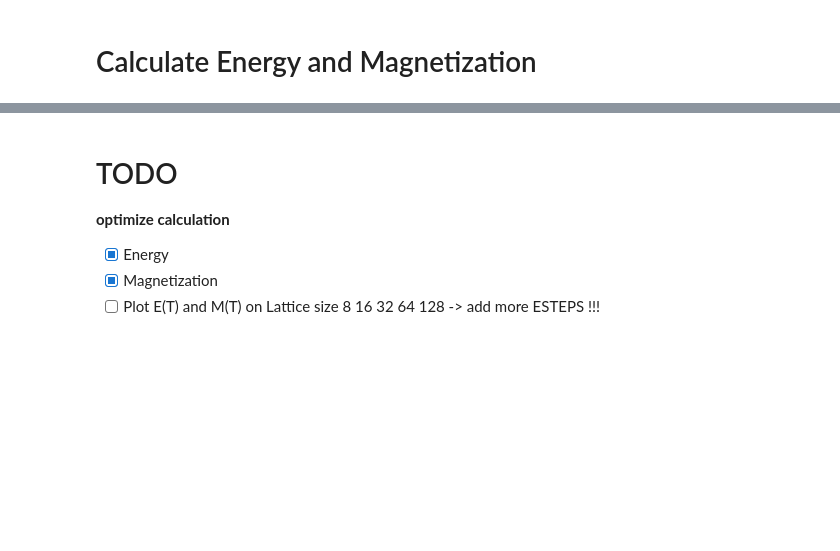
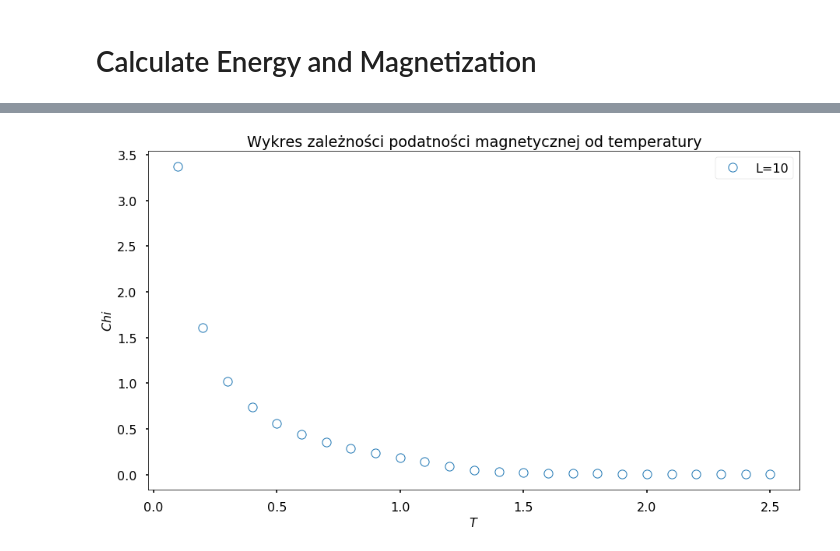
Before and after one commit to robertjankowski/XYmodel, a Jupyter notebook: plotting/XY_withCython.ipynb, the cells around one changed output, grey strips where cells are left out. Saved outputs shown, nothing was run; the diff lists cells and outputs as text; code cells hidden in the pictures; blank space fills up the shorter version.

```diff
--- a/plotting/XY_withCython.ipynb
+++ b/plotting/XY_withCython.ipynb
@@ -323,7 +356,15 @@ plt.show()
-# %% [markdown]
-# TODO
-
-**optimize calculation**
-- [x] Energy
-- [x] Magnetization
-- [ ] Plot E(T) and M(T) on Lattice size 8 16 32 64 128 -> add more ESTEPS !!!
+# %%
+plt.figure(figsize=(15, 8))
+plt.plot(T_range, M_sus_10, 'o', label='L=10',  markerfacecolor='none', markeredgewidth=1.0)
+# plt.plot(T_range, M_sus_30, '^', label='L=30',  markerfacecolor='none', markeredgewidth=1.0)
+# plt.plot(T_range, M_sus_60, 's', label='L=60',  markerfacecolor='none', markeredgewidth=1.0)
+# plt.plot(T_range, M_sus_100, 'P', label='L=100',  markerfacecolor='none', markeredgewidth=1.0)
+
+plt.xlabel("$T$", fontsize=16)
+plt.ylabel("$Chi$", fontsize=16)
+plt.title("Wykres zależności podatności magnetycznej od temperatury")
+plt.legend()
+# plt.savefig("Chi.svg", dpi=800, bbox_inches='tight', format="svg")
+plt.show()
+# %% [output]
+[figure, added]
```
Also changed, not shown: parts of 10 cells of this notebook.
